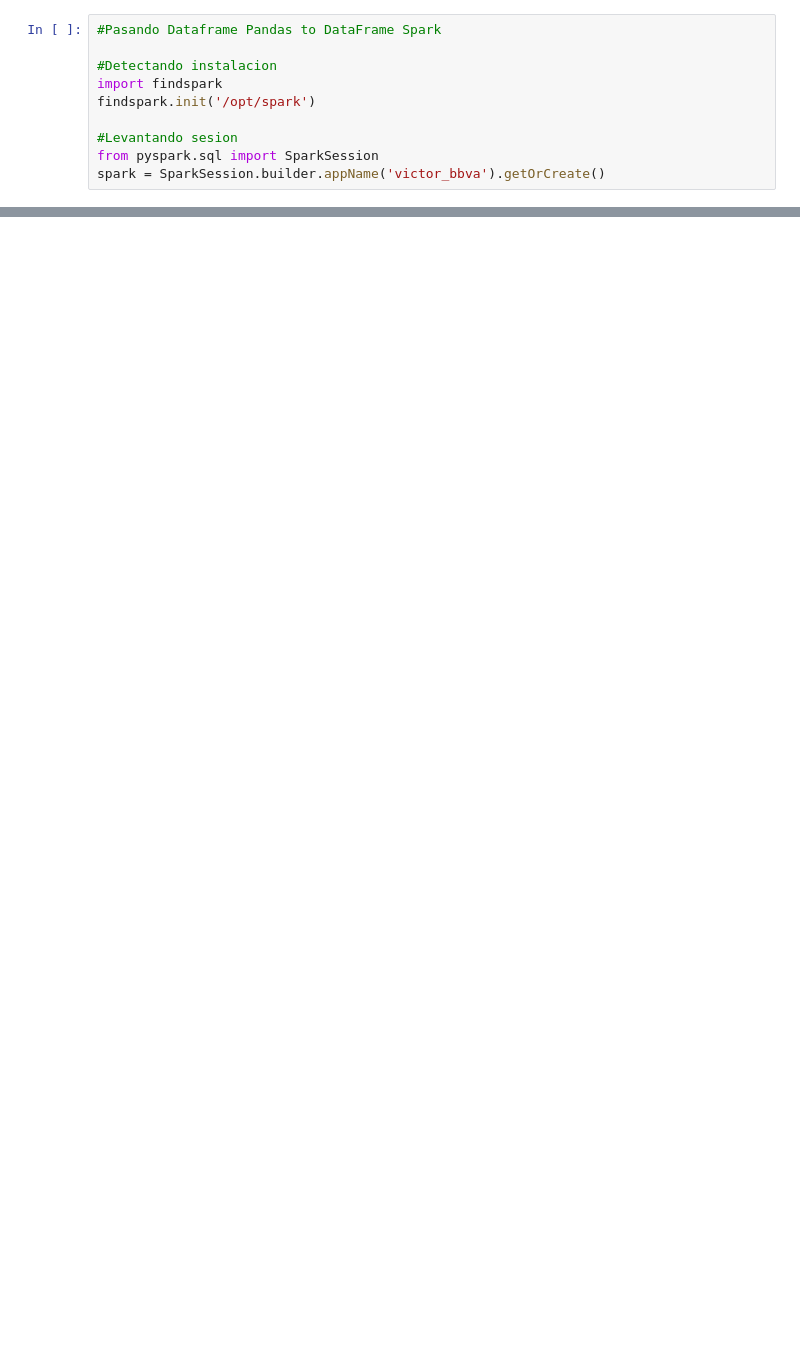
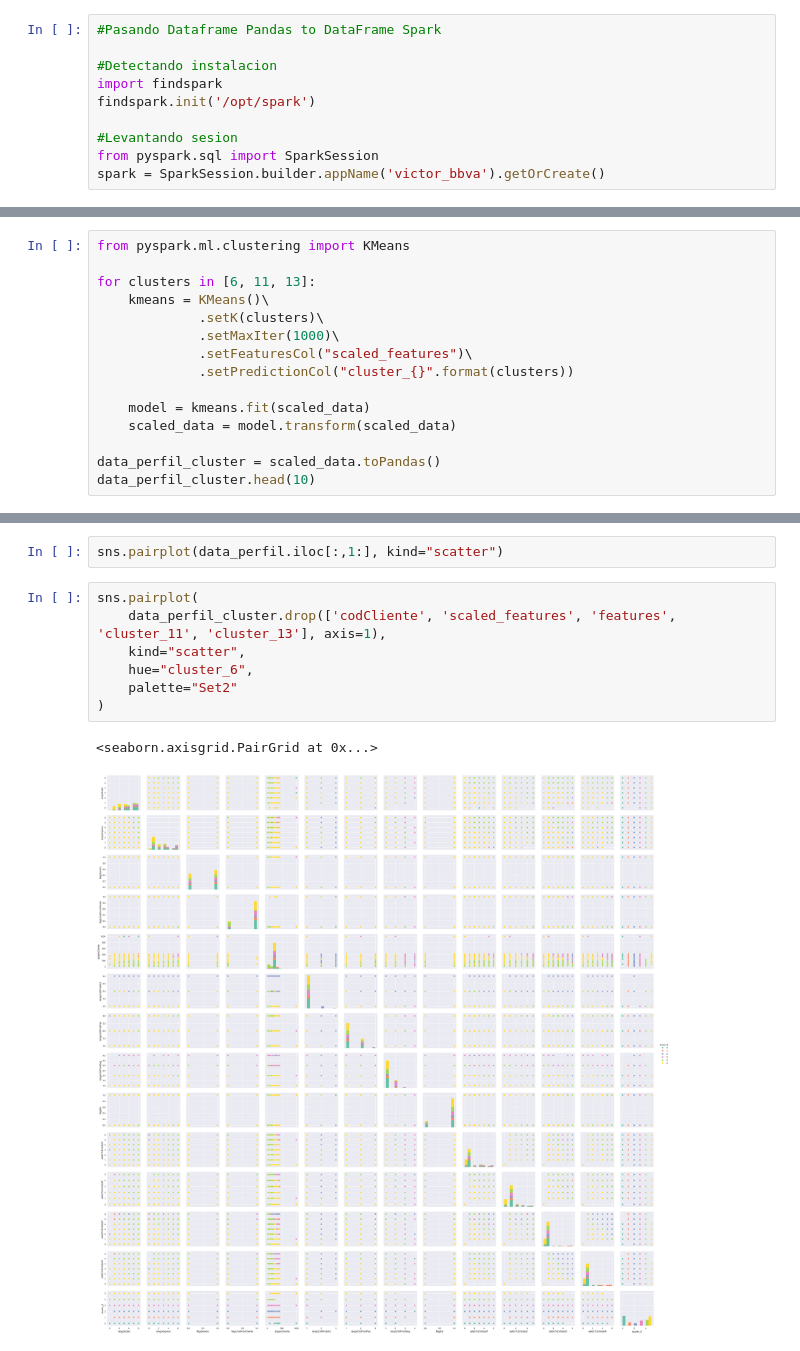
Before and after one commit to kendalvictor/codeando, a Jupyter notebook: machine_learning/_bbva data challeneger 2018/analysis_perfil.ipynb, the cells around one changed output, grey strips where cells are left out. Cells and saved outputs as stored; diff of their text form; blank space fills up the shorter version.

```diff
--- a/machine_learning/_bbva data challeneger 2018/analysis_perfil.ipynb
+++ b/machine_learning/_bbva data challeneger 2018/analysis_perfil.ipynb
@@ -405,0 +386,15 @@ Text(0,0.5,'cost')
+# %%
+from pyspark.ml.clustering import KMeans
+
+for clusters in [6, 11, 13]:
+    kmeans = KMeans()\
+             .setK(clusters)\
+             .setMaxIter(1000)\
+             .setFeaturesCol("scaled_features")\
+             .setPredictionCol("cluster_{}".format(clusters))
+
+    model = kmeans.fit(scaled_data)
+    scaled_data = model.transform(scaled_data)
+
+data_perfil_cluster = scaled_data.toPandas()
+data_perfil_cluster.head(10)
@@ -405,0 +426,12 @@ Text(0,0.5,'cost')
+# %%
+sns.pairplot(data_perfil.iloc[:,1:], kind="scatter")
+# %%
+sns.pairplot(
+    data_perfil_cluster.drop(['codCliente', 'scaled_features', 'features', 'cluster_11', 'cluster_13'], axis=1),
+    kind="scatter",
+    hue="cluster_6",
+    palette="Set2"
+)
+# %% [output]
+<seaborn.axisgrid.PairGrid at 0x...>
+[figure, added]
```
Also changed, not shown: parts of 29 cells of this notebook, 1 other file.
